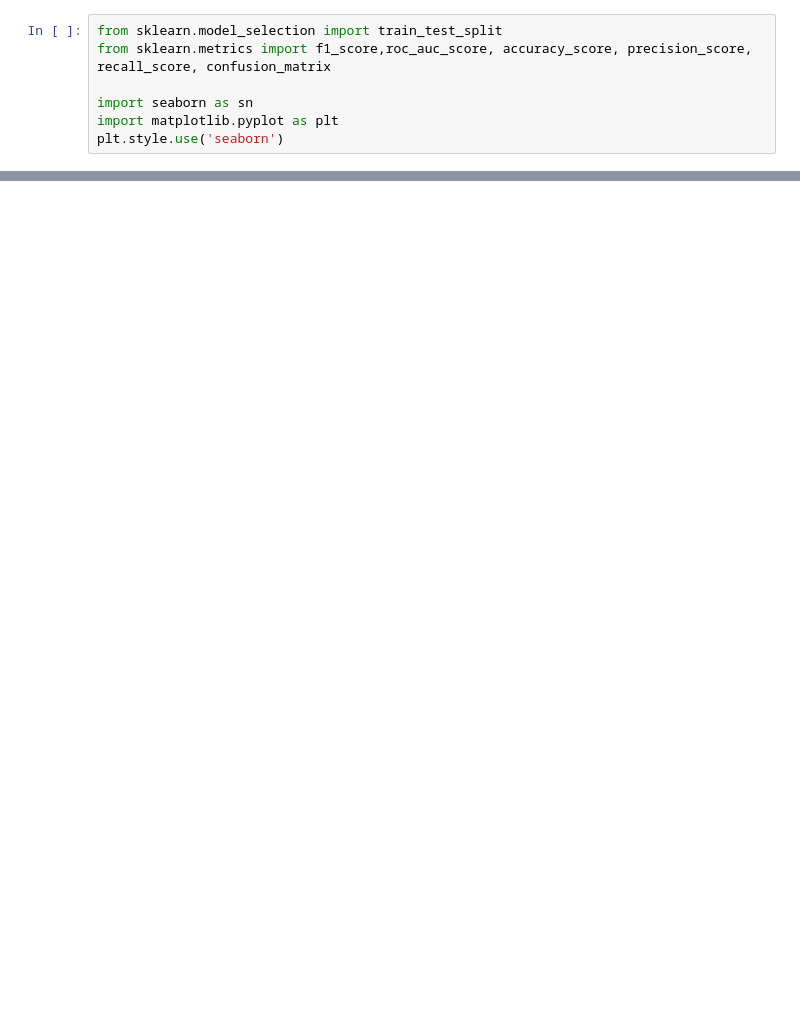
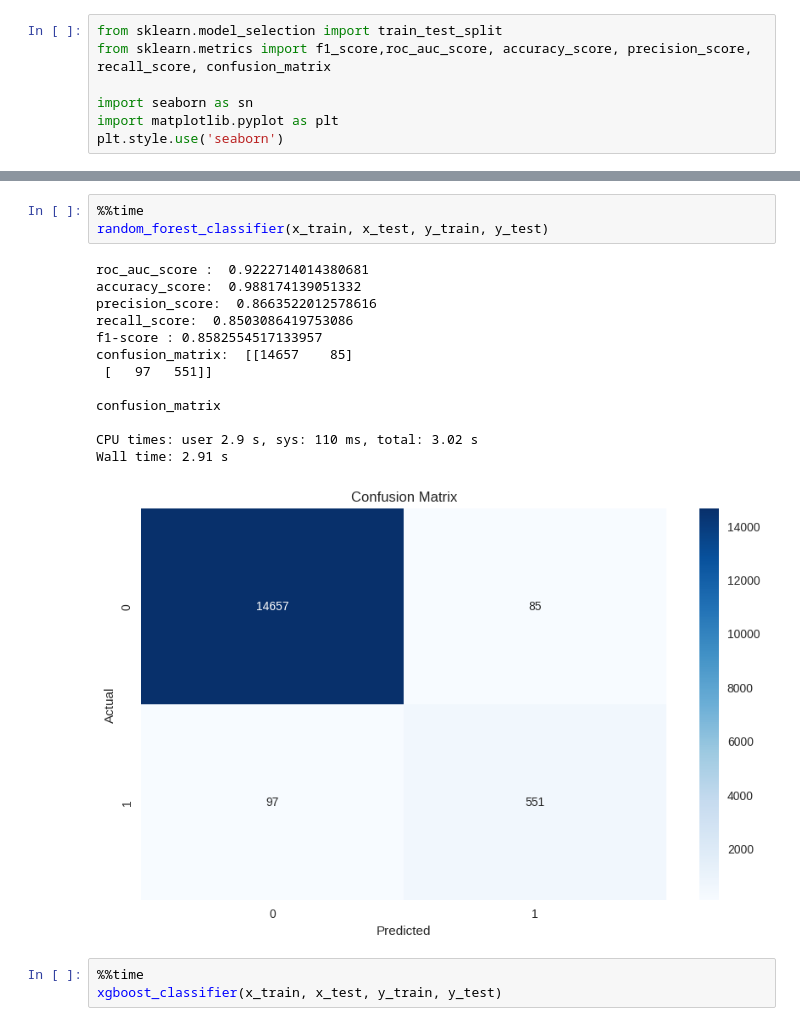
Before and after one commit to Zarebin/nextgen-06, a Jupyter notebook: science/projects/Ghazaleh Mahmoudi/01-main-content/main_content_detection.ipynb, the cells around one changed output, grey strips where cells are left out. Drawn from its saved outputs; the diff is of its cells as text; blank space fills up the shorter version.

```diff
--- a/science/projects/Ghazaleh Mahmoudi/01-main-content/main_content_detection.ipynb
+++ b/science/projects/Ghazaleh Mahmoudi/01-main-content/main_content_detection.ipynb
@@ -3394,0 +338,20 @@ confusion_matrix
+# %%
+%%time
+random_forest_classifier(x_train, x_test, y_train, y_test)
+# %% [output]
+roc_auc_score :  0.9222714014380681
+accuracy_score:  0.988174139051332
+precision_score:  0.8663522012578616
+recall_score:  0.8503086419753086
+f1-score : 0.8582554517133957
+confusion_matrix:  [[14657    85]
+ [   97   551]]
+
+confusion_matrix
+
+CPU times: user 2.9 s, sys: 110 ms, total: 3.02 s
+Wall time: 2.91 s
+[figure, added]
+# %%
+%%time
+xgboost_classifier(x_train, x_test, y_train, y_test)
```
Also changed, not shown: parts of 73 cells of this notebook, 1 other file.
